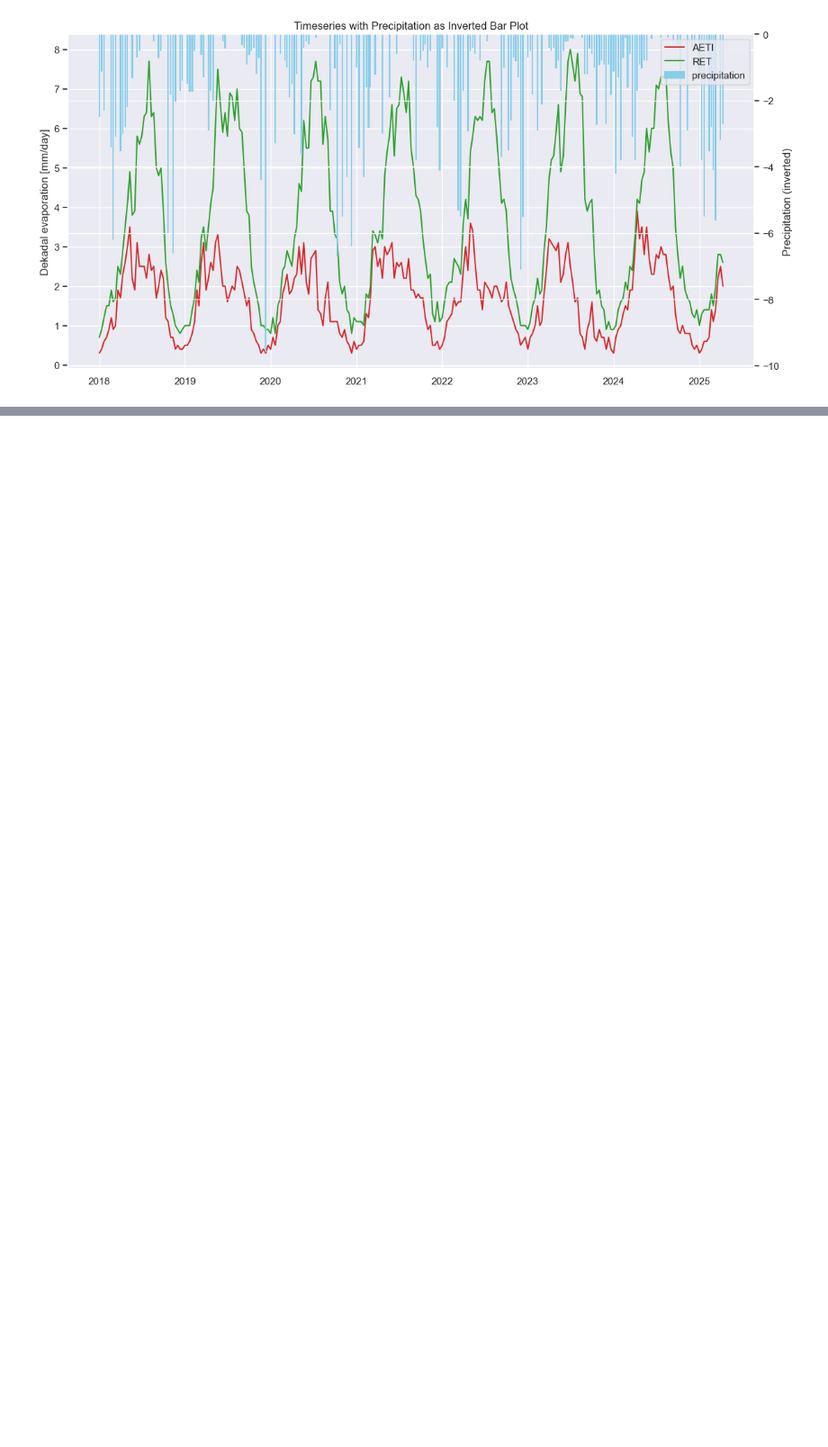
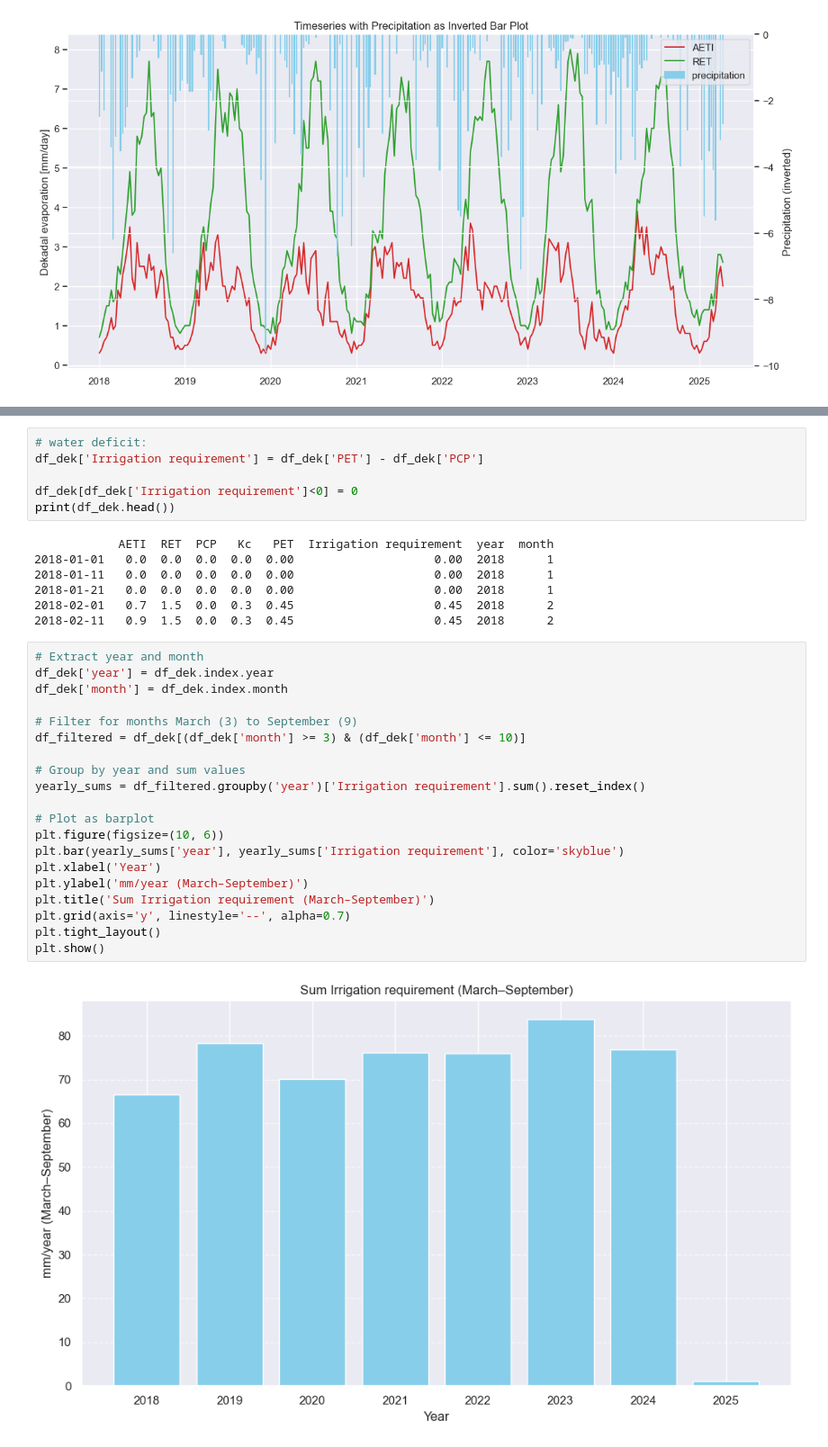
Before and after one commit to nadja1390/RAFIP, a Jupyter notebook: Orchard_Water_Use.ipynb, the cells around one changed output, grey strips where cells are left out. Shown at 90% size. Drawn from its saved outputs; the diff is of its cells as text; blank space fills up the shorter version.

Commit message:
first attempt irrigation requirement

```diff
--- a/Orchard_Water_Use.ipynb
+++ b/Orchard_Water_Use.ipynb
@@ -161,0 +228,35 @@ plt.show()
+# %%
+# water deficit:
+df_dek['Irrigation requirement'] = df_dek['PET'] - df_dek['PCP']
+
+df_dek[df_dek['Irrigation requirement']<0] = 0
+print(df_dek.head())
+# %% [output]
+            AETI  RET  PCP   Kc   PET  Irrigation requirement  year  month
+2018-01-01   0.0  0.0  0.0  0.0  0.00                    0.00  2018      1
+2018-01-11   0.0  0.0  0.0  0.0  0.00                    0.00  2018      1
+2018-01-21   0.0  0.0  0.0  0.0  0.00                    0.00  2018      1
+2018-02-01   0.7  1.5  0.0  0.3  0.45                    0.45  2018      2
+2018-02-11   0.9  1.5  0.0  0.3  0.45                    0.45  2018      2
+# %%
+# Extract year and month
+df_dek['year'] = df_dek.index.year
+df_dek['month'] = df_dek.index.month
+
+# Filter for months March (3) to September (9)
+df_filtered = df_dek[(df_dek['month'] >= 3) & (df_dek['month'] <= 10)]
+
+# Group by year and sum values
+yearly_sums = df_filtered.groupby('year')['Irrigation requirement'].sum().reset_index()
+
+# Plot as barplot
+plt.figure(figsize=(10, 6))
+plt.bar(yearly_sums['year'], yearly_sums['Irrigation requirement'], color='skyblue')
+plt.xlabel('Year')
+plt.ylabel('mm/year (March–September)')
+plt.title('Sum Irrigation requirement (March–September)')
+plt.grid(axis='y', linestyle='--', alpha=0.7)
+plt.tight_layout()
+plt.show()
+# %% [output]
+[figure, added]
```
Also changed, not shown: parts of 4 cells of this notebook, 1 other file.
